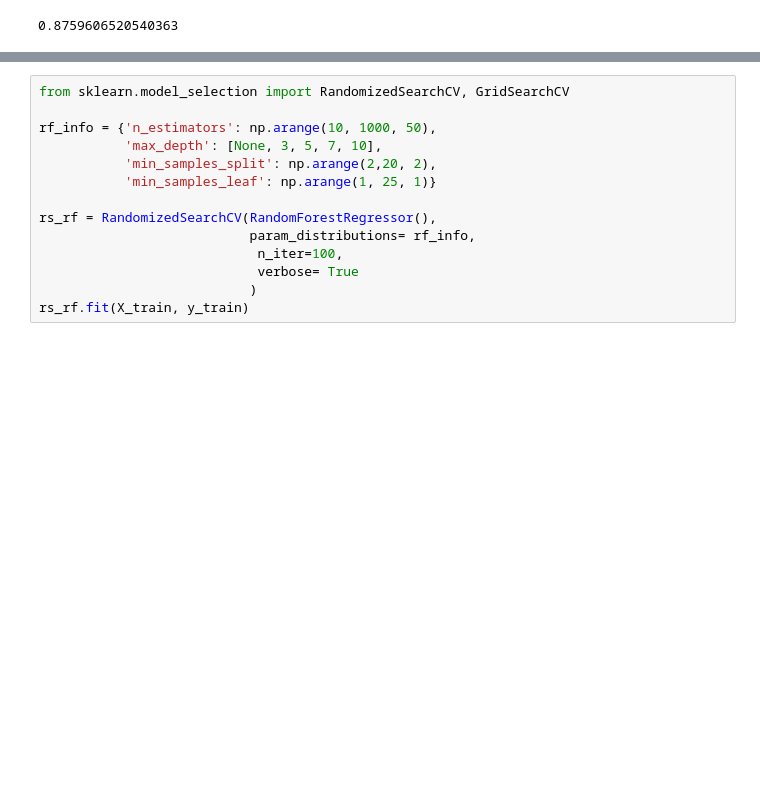
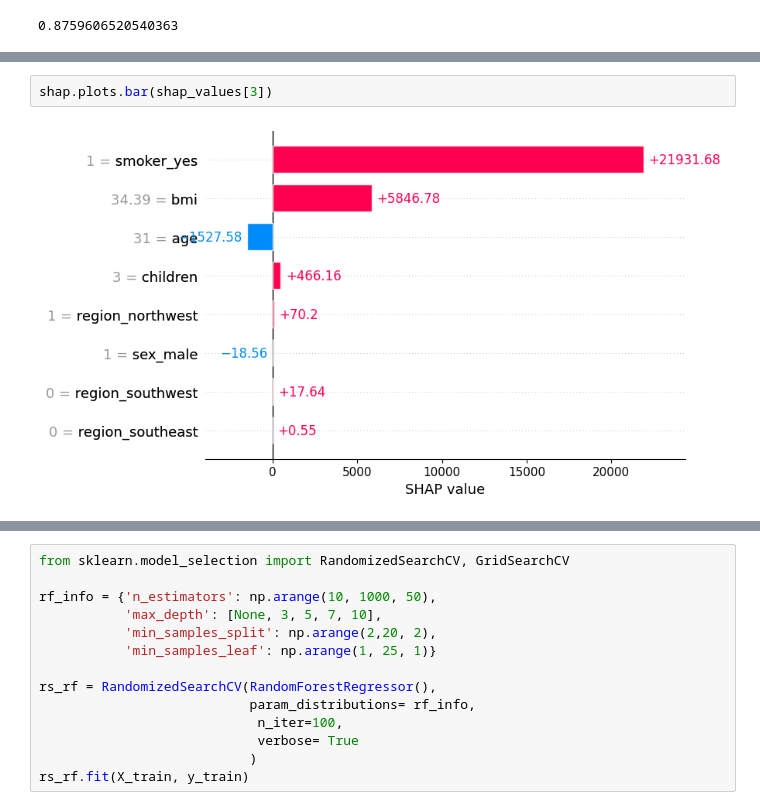
Before and after one commit to pnferreira/koru-analise-dados, a Jupyter notebook: aprendizado-de-maquina/aula5.ipynb, the cells around one changed output, grey strips where cells are left out. Drawn from its saved outputs; the diff is of its cells as text; blank space fills up the shorter version.

```diff
--- a/aprendizado-de-maquina/aula5.ipynb
+++ b/aprendizado-de-maquina/aula5.ipynb
@@ -232,0 +241,4 @@ r2_score(y_test, y_pred_rf)
+# %%
+shap.plots.bar(shap_values[3])
+# %% [output]
+[figure, added]
```
Also changed, not shown: parts of 6 cells of this notebook, 9 other files.
